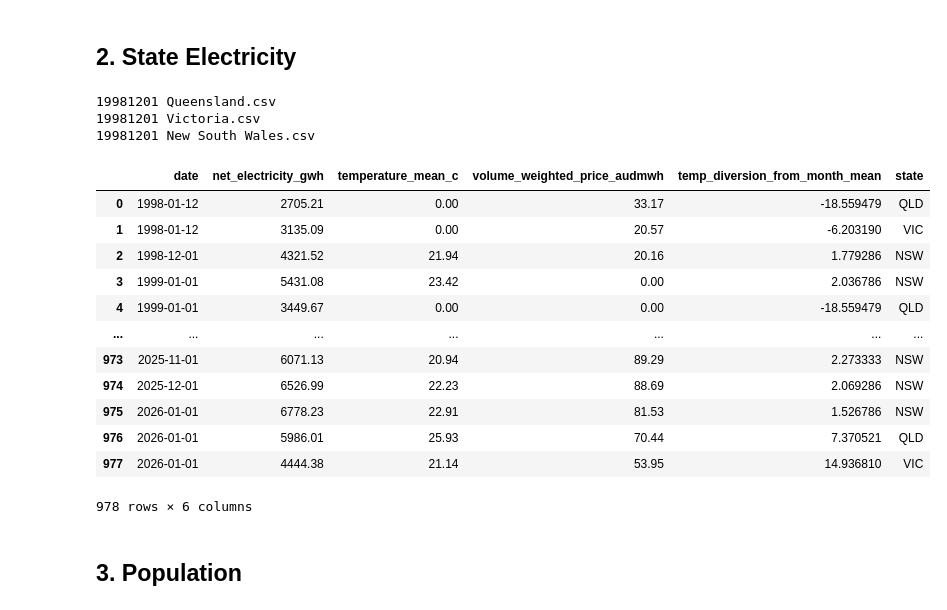
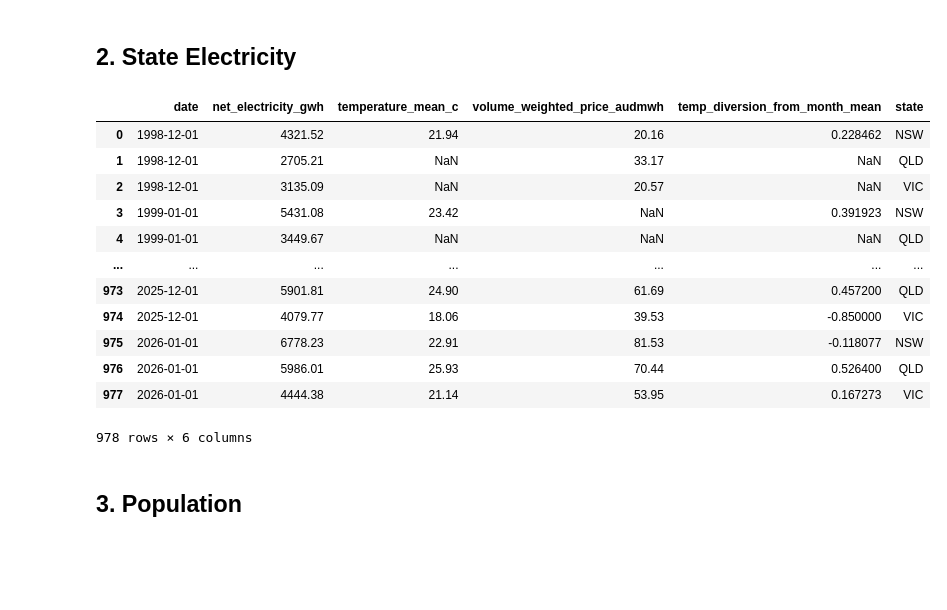
Before and after one commit to DavidP-01/example_analysis_david_p, a Jupyter notebook: supply_electricity_forecasting_features.ipynb, the cells around one changed output. Saved outputs shown, nothing was run; the diff lists cells and outputs as text; code cells hidden in the pictures; blank space fills up the shorter version.

```diff
--- a/supply_electricity_forecasting_features.ipynb
+++ b/supply_electricity_forecasting_features.ipynb
@@ -159,6 +159,9 @@ def process_state_data(file_name, state_name):
     data['date'] = pd.to_datetime(data['date'], dayfirst=True, errors='coerce')
     data = data.dropna(subset=['date'])
 
+    #replace zeros with nulls (zeros in this dataset are almost always nulls)
+    data = data.replace(0, np.nan)
+
     net_elc = ['battery_charging_gwh',
                 'pumps_gwh',
                 'exports_gwh',
@@ -195,49 +198,46 @@ def process_state_data(file_name, state_name):
 # %%
 #loop through and combine output
 files = {
     '19981201 Queensland.csv': 'QLD',
     '19981201 Victoria.csv': 'VIC',
     '19981201 New South Wales.csv': 'NSW'
 }
 
 #list of dfs
 all_data = []
 for file_name, state_name in files.items():
     all_data.append(process_state_data(file_name, state_name))
-    print(file_name)
+    #print(file_name)
 
 #combine dfs
 combined_df = pd.concat(all_data, ignore_index=True)
 
 #sort
 combined_df = combined_df.sort_values(['date', 'state']).reset_index(drop=True)
 
 #move to parquet
 file_name = 'combined_open_elec_data.parquet'
 data_folder = os.path.join(os.getcwd(), r'features')
 
 path = os.path.join(data_folder,file_name)
 combined_df.to_parquet(path)
 
-combined_df
 #combined_df.loc[(combined_df['state'] == 'VIC')&(combined_df['net_electricity_gwh'] != 0.0)].head(30)
+combined_df.sort_values(['date', 'state'])
 # %% [output]
+|  | date | net_electricity_gwh | temperature_mean_c | volume_weighted_price_audmwh | temp_diversion_from_month_mean | state |
+| 0 | 1998-12-01 | 4321.52 | 21.94 | 20.16 | 0.228462 | NSW |
+| 1 | 1998-12-01 | 2705.21 | NaN | 33.17 | NaN | QLD |
+| 2 | 1998-12-01 | 3135.09 | NaN | 20.57 | NaN | VIC |
+| 3 | 1999-01-01 | 5431.08 | 23.42 | NaN | 0.391923 | NSW |
+| 4 | 1999-01-01 | 3449.67 | NaN | NaN | NaN | QLD |
+| ... | ... | ... | ... | ... | ... | ... |
+| 973 | 2025-12-01 | 5901.81 | 24.90 | 61.69 | 0.457200 | QLD |
+| 974 | 2025-12-01 | 4079.77 | 18.06 | 39.53 | -0.850000 | VIC |
+| 975 | 2026-01-01 | 6778.23 | 22.91 | 81.53 | -0.118077 | NSW |
+| 976 | 2026-01-01 | 5986.01 | 25.93 | 70.44 | 0.526400 | QLD |
+| 977 | 2026-01-01 | 4444.38 | 21.14 | 53.95 | 0.167273 | VIC |
-19981201 Queensland.csv
-19981201 Victoria.csv
-19981201 New South Wales.csv
+978 rows × 6 columns
-|  | date | net_electricity_gwh | temperature_mean_c | volume_weighted_price_audmwh | temp_diversion_from_month_mean | state |
-| 0 | 1998-01-12 | 2705.21 | 0.00 | 33.17 | -18.559479 | QLD |
-| 1 | 1998-01-12 | 3135.09 | 0.00 | 20.57 | -6.203190 | VIC |
-| 2 | 1998-12-01 | 4321.52 | 21.94 | 20.16 | 1.779286 | NSW |
-| 3 | 1999-01-01 | 5431.08 | 23.42 | 0.00 | 2.036786 | NSW |
-| 4 | 1999-01-01 | 3449.67 | 0.00 | 0.00 | -18.559479 | QLD |
-| ... | ... | ... | ... | ... | ... | ... |
-| 973 | 2025-11-01 | 6071.13 | 20.94 | 89.29 | 2.273333 | NSW |
-| 974 | 2025-12-01 | 6526.99 | 22.23 | 88.69 | 2.069286 | NSW |
-| 975 | 2026-01-01 | 6778.23 | 22.91 | 81.53 | 1.526786 | NSW |
-| 976 | 2026-01-01 | 5986.01 | 25.93 | 70.44 | 7.370521 | QLD |
-| 977 | 2026-01-01 | 4444.38 | 21.14 | 53.95 | 14.936810 | VIC |
-978 rows × 6 columns
 # %% [markdown]
 ## 3. Population
 # %%
```
Also changed, not shown: parts of 10 cells of this notebook, 6 other files.
